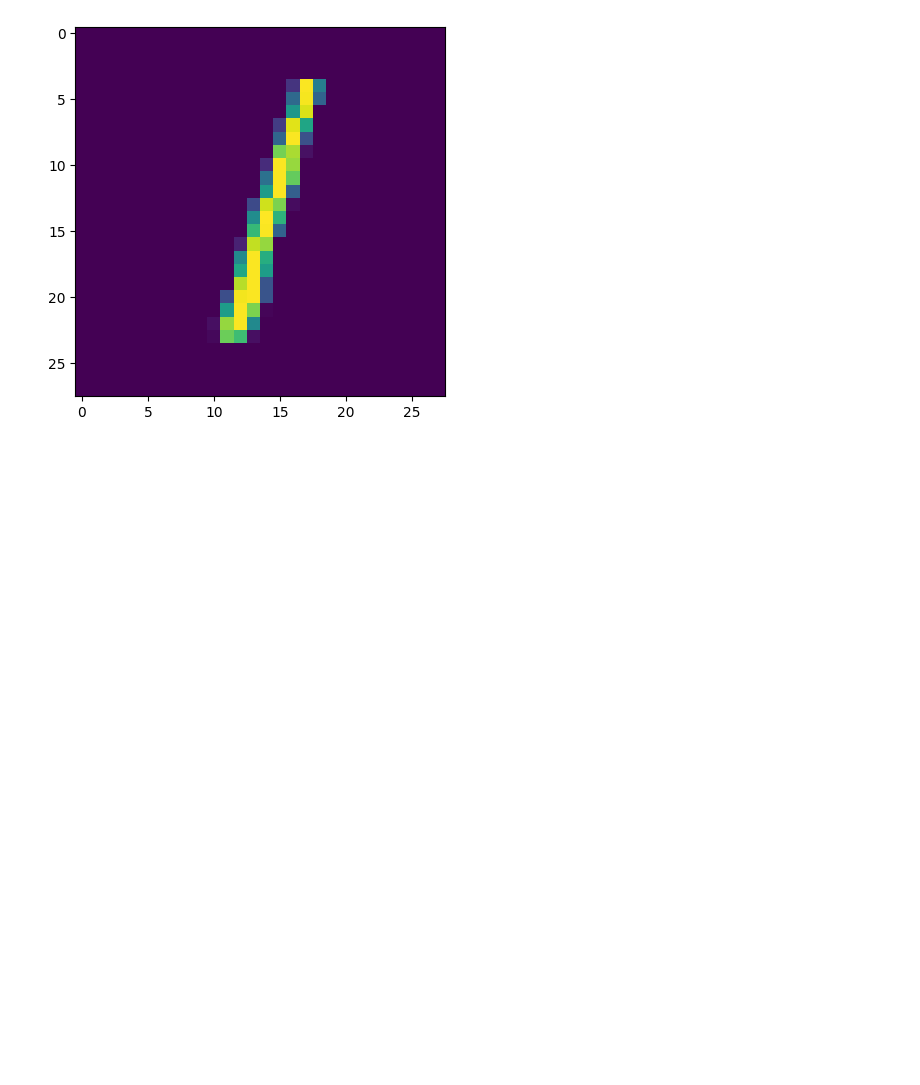
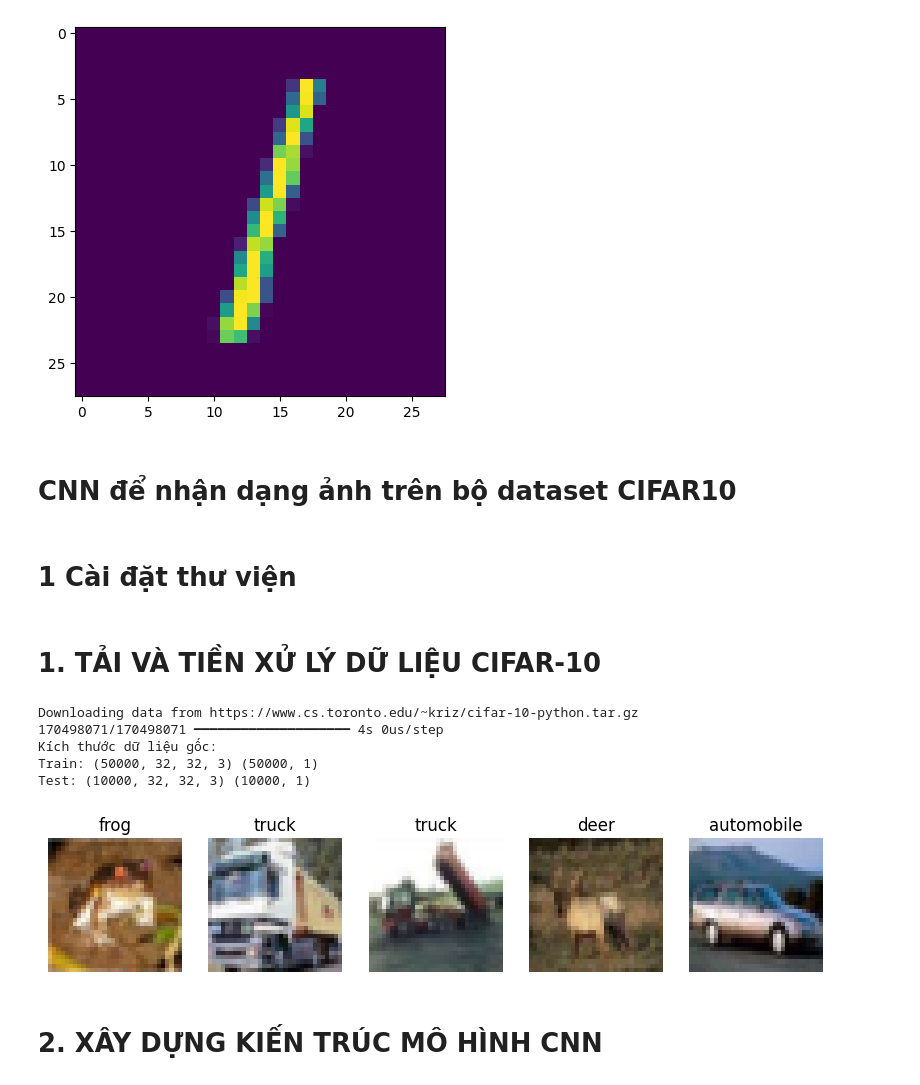
Before and after one commit to HoangThai2k5/THDeepLearning, a Jupyter notebook: Tuan3.ipynb, the cells around one changed output. Cells and saved outputs as stored; diff of their text form; code cells hidden in the pictures; blank space fills up the shorter version.

```diff
--- a/Tuan3.ipynb
+++ b/Tuan3.ipynb
@@ -224,3 +224,7 @@ plt.show()
   1.8721062e-07 3.3717120e-06 4.6473924e-06 1.8905881e-05 2.9594876e-08]]
 1 1
 [figure]
+# %% [markdown]
+#  CNN để nhận dạng ảnh trên bộ dataset CIFAR10
+# %% [markdown]
+# 1 Cài đặt thư viện
@@ -226,0 +240,41 @@ plt.show()
+# %% [markdown]
+# 1. TẢI VÀ TIỀN XỬ LÝ DỮ LIỆU CIFAR-10
+# %%
+
+# Tải bộ dữ liệu CIFAR-10 tích hợp sẵn trong TensorFlow
+(X_train, y_train), (X_test, y_test) = keras.datasets.cifar10.load_data()
+
+print("Kích thước dữ liệu gốc:")
+print("Train:", X_train.shape, y_train.shape)
+print("Test:", X_test.shape, y_test.shape)
+
+# Định nghĩa danh sách tên các nhãn tương ứng theo yêu cầu đề bài
+class_names = ['airplane', 'automobile', 'bird', 'cat', 'deer',
+               'dog', 'frog', 'horse', 'ship', 'truck']
+
+# Chuẩn hóa giá trị các pixel về khoảng [0, 1]
+X_train = X_train.astype("float32") / 255.0
+X_test = X_test.astype("float32") / 255.0
+
+# Chuyển đổi nhãn từ số nguyên sang dạng One-hot Encoding
+num_classes = 10
+y_train_label = keras.utils.to_categorical(y_train, num_classes)
+y_test_label = keras.utils.to_categorical(y_test, num_classes)
+
+# Trực quan hóa thử 5 ảnh đầu tiên trong tập dữ liệu
+plt.figure(figsize=(10, 2))
+for i in range(5):
+    plt.subplot(1, 5, i + 1)
+    plt.imshow(X_train[i])
+    plt.title(class_names[int(y_train[i])])
+    plt.axis('off')
+plt.show()
+# %% [output]
+Downloading data from https://www.cs.toronto.edu/~kriz/cifar-10-python.tar.gz
+170498071/170498071 ━━━━━━━━━━━━━━━━━━━━ 4s 0us/step
+Kích thước dữ liệu gốc:
+Train: (50000, 32, 32, 3) (50000, 1)
+Test: (10000, 32, 32, 3) (10000, 1)
+[figure, added]
+# %% [markdown]
+# 2. XÂY DỰNG KIẾN TRÚC MÔ HÌNH CNN
```
Also changed, not shown: parts of 8 cells of this notebook.
